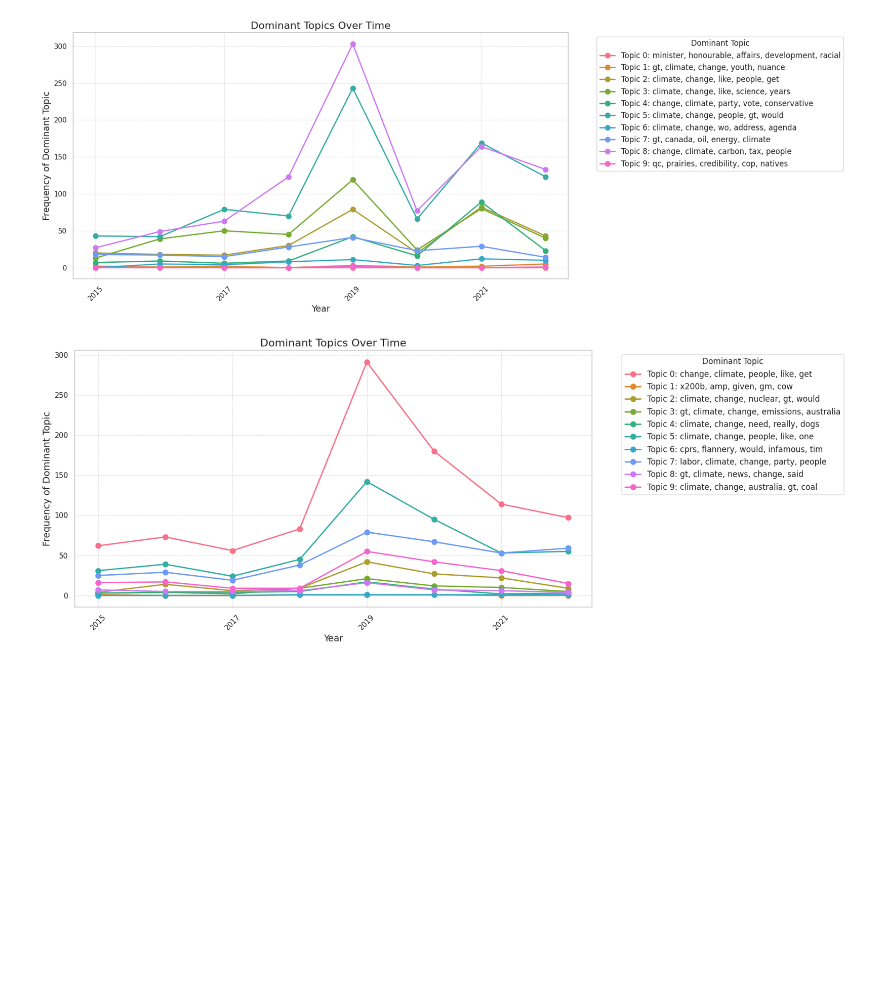
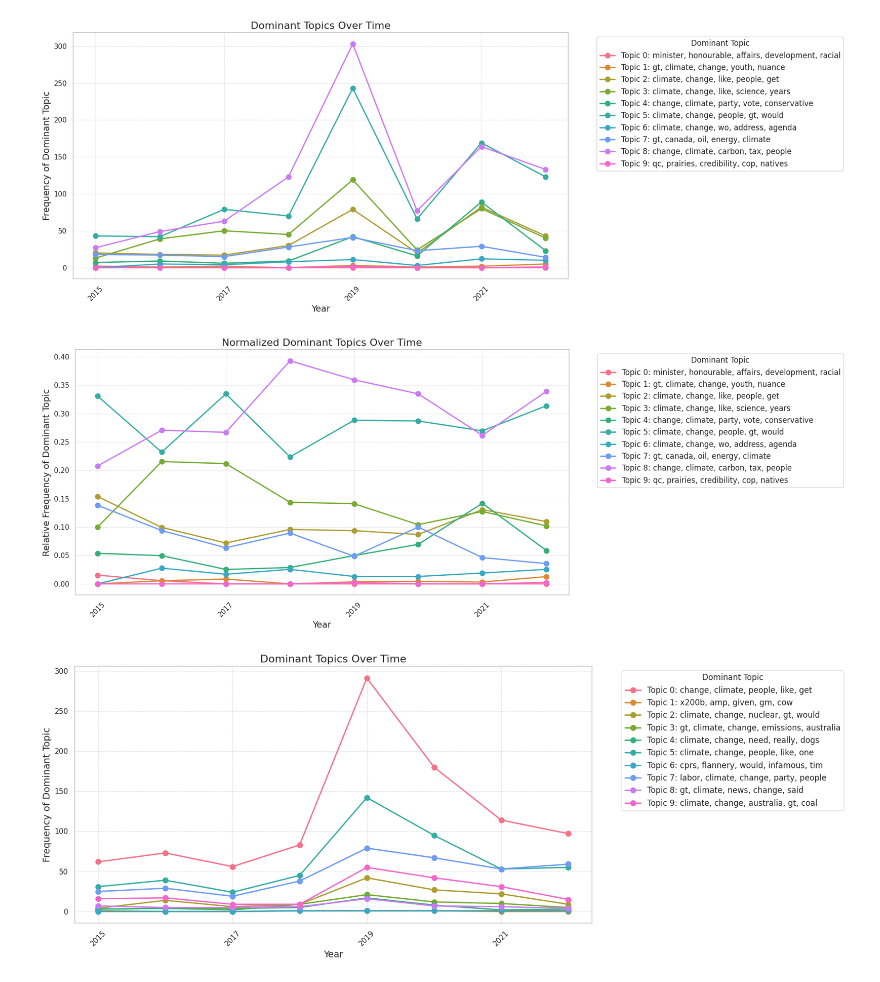
Before and after one commit to jimenasalinas/RedditGoesGreen, a Jupyter notebook: models/Topic_Modeling_Subreddit.ipynb, the cells around one changed output. Drawn from its saved outputs; the diff is of its cells as text; code cells hidden in the pictures; blank space fills up the shorter version.

```diff
--- a/models/Topic_Modeling_Subreddit.ipynb
+++ b/models/Topic_Modeling_Subreddit.ipynb
@@ -163,3 +196,7 @@ analyze_topics_over_time(df_canada, 'body', 'date', num_topics=10, passes=15, to
+# %%
+analyze_topics_over_time_normalized(df_canada, 'body', 'date', num_topics=10, passes=15, topn_words=5)
+# %% [output]
+[figure, added]
 # %%
 analyze_topics_over_time(df_australia, 'body', 'date', num_topics=10, passes=15, topn_words=5)
 # %% [output]
```
Also changed, not shown: parts of 23 cells of this notebook.
